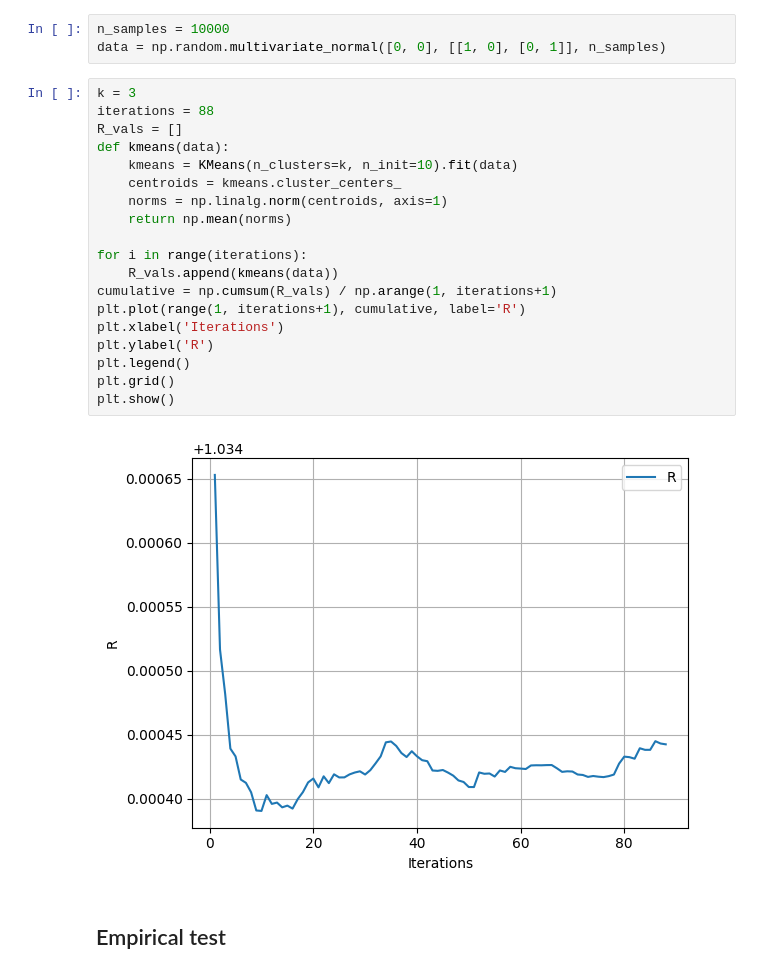
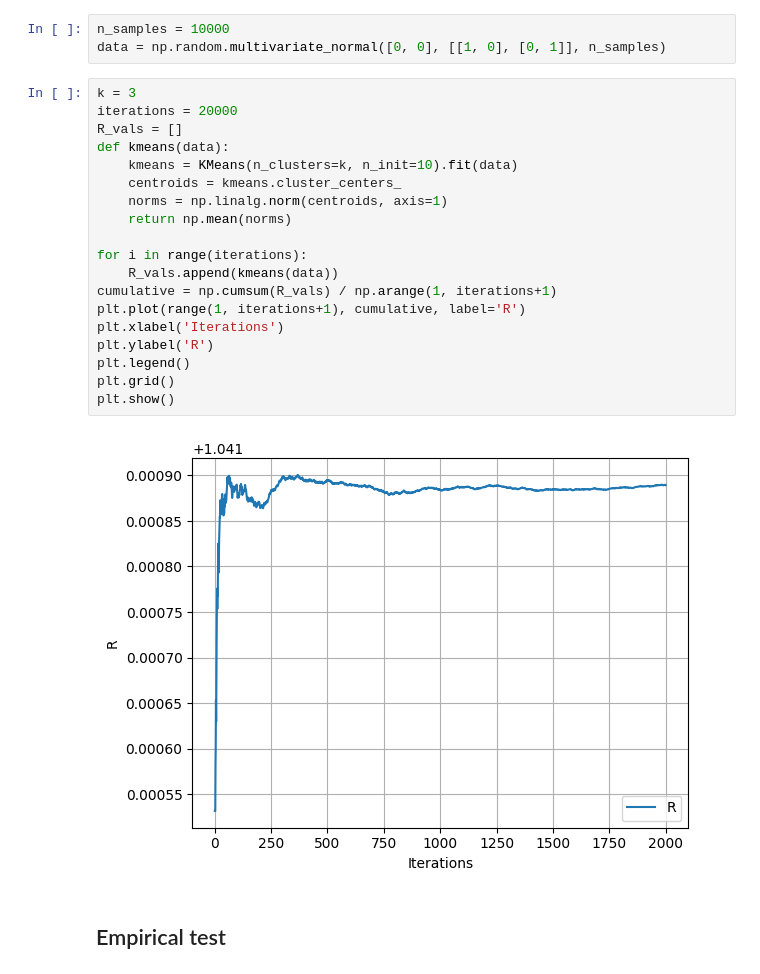
Before and after one commit to bepis0101/UWrCourses, a Jupyter notebook: Semestr5/ML/list1/task3.ipynb, the cells around one changed output. Drawn from its saved outputs; the diff is of its cells as text.

```diff
--- a/Semestr5/ML/list1/task3.ipynb
+++ b/Semestr5/ML/list1/task3.ipynb
@@ -13,25 +13,25 @@ n_samples = 10000
 data = np.random.multivariate_normal([0, 0], [[1, 0], [0, 1]], n_samples)
 # %%
 k = 3
-iterations = 88
+iterations = 20000
 R_vals = []
 def kmeans(data):
 	kmeans = KMeans(n_clusters=k, n_init=10).fit(data)
 	centroids = kmeans.cluster_centers_
 	norms = np.linalg.norm(centroids, axis=1)
 	return np.mean(norms)
 
 for i in range(iterations):
 	R_vals.append(kmeans(data))
 cumulative = np.cumsum(R_vals) / np.arange(1, iterations+1)
 plt.plot(range(1, iterations+1), cumulative, label='R')
 plt.xlabel('Iterations')
 plt.ylabel('R')
 plt.legend()
 plt.grid()
 plt.show()
 # %% [output]
-[figure, old version]
+[figure, new version]
 # %% [markdown]
 ## Empirical test
 # %%
```
Also changed, not shown: parts of 1 cell of this notebook, 14 other files.
